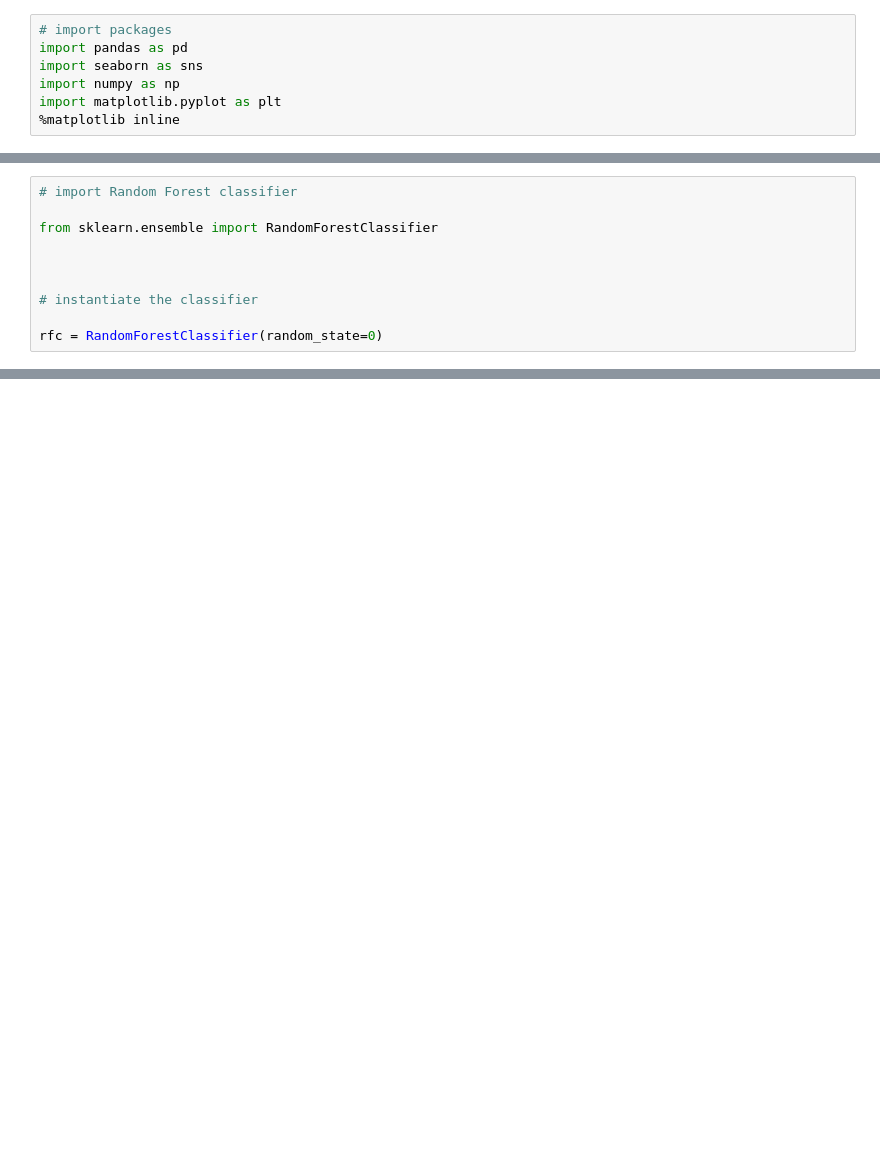
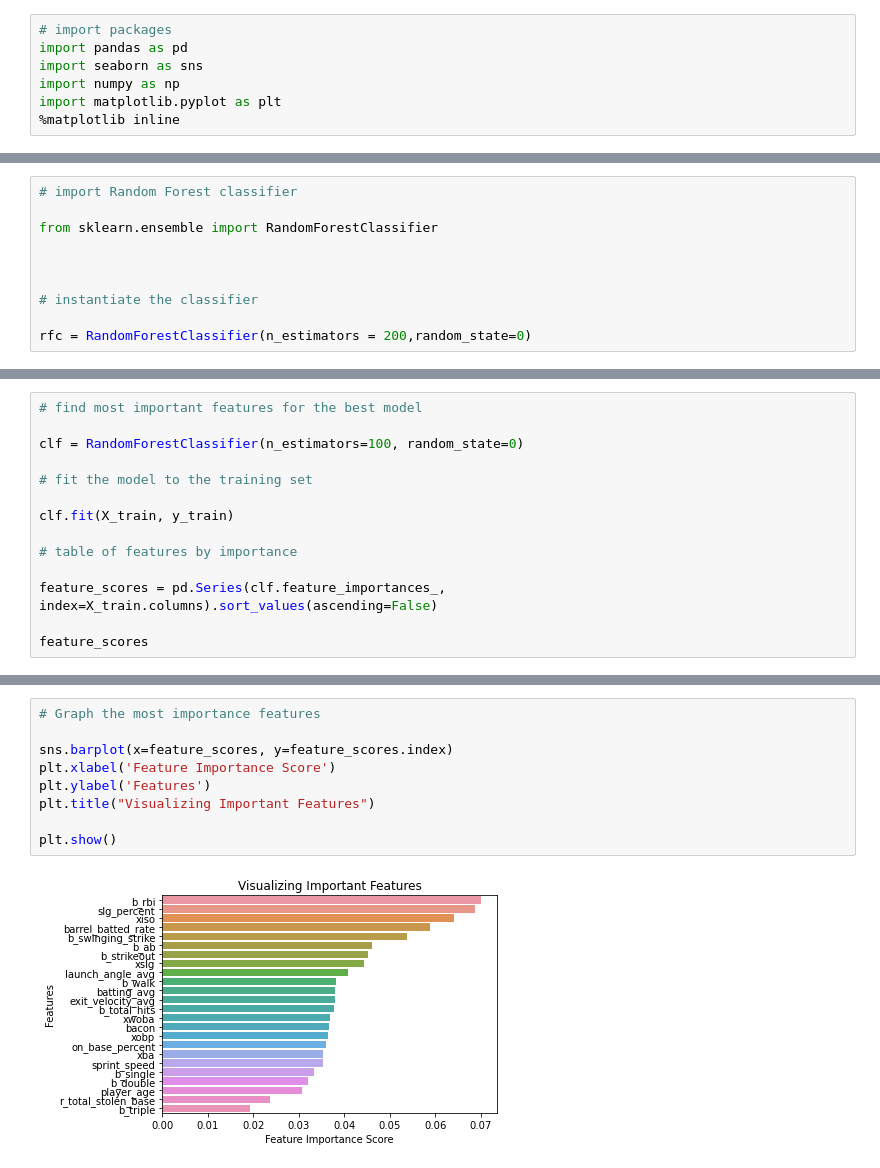
Before and after one commit to JohnDiSessa/PythonProjects, a Jupyter notebook: DiSessaJ_RandomForest.ipynb, the cells around one changed output, grey strips where cells are left out. Drawn from its saved outputs; the diff is of its cells as text; blank space fills up the shorter version.

```diff
--- a/DiSessaJ_RandomForest.ipynb
+++ b/DiSessaJ_RandomForest.ipynb
@@ -93,7 +92,7 @@ from sklearn.ensemble import RandomForestClassifier
 
 # instantiate the classifier
 
-rfc = RandomForestClassifier(random_state=0)
+rfc = RandomForestClassifier(n_estimators = 200,random_state=0)
 # %%
 # fit the model
 
@@ -116,0 +116,14 @@ ValueError: could not convert string to float: 'Pina'
+# %%
+# find most important features for the best model
+
+clf = RandomForestClassifier(n_estimators=100, random_state=0)
+
+# fit the model to the training set
+
+clf.fit(X_train, y_train)
+
+# table of features by importance
+
+feature_scores = pd.Series(clf.feature_importances_, index=X_train.columns).sort_values(ascending=False)
+
+feature_scores
@@ -116,0 +148,11 @@ ValueError: could not convert string to float: 'Pina'
+# %%
+# Graph the most importance features
+
+sns.barplot(x=feature_scores, y=feature_scores.index)
+plt.xlabel('Feature Importance Score')
+plt.ylabel('Features')
+plt.title("Visualizing Important Features")
+
+plt.show()
+# %% [output]
+[figure, added]
```
Also changed, not shown: parts of 12 cells of this notebook.
